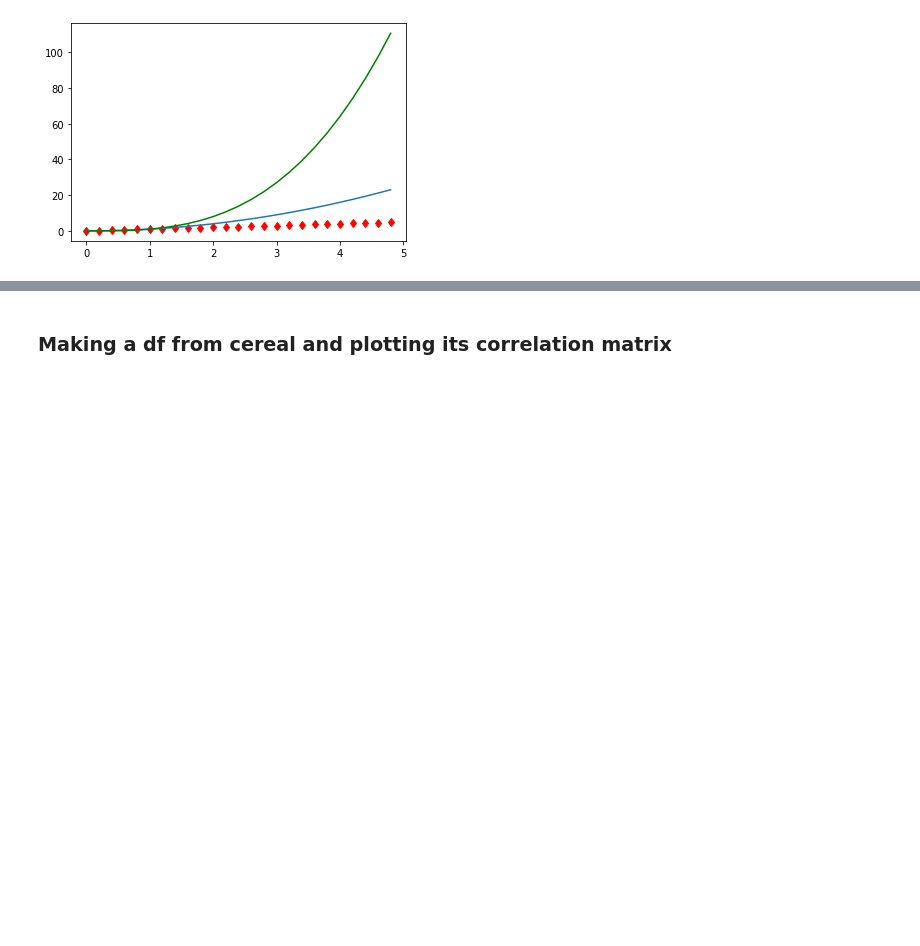
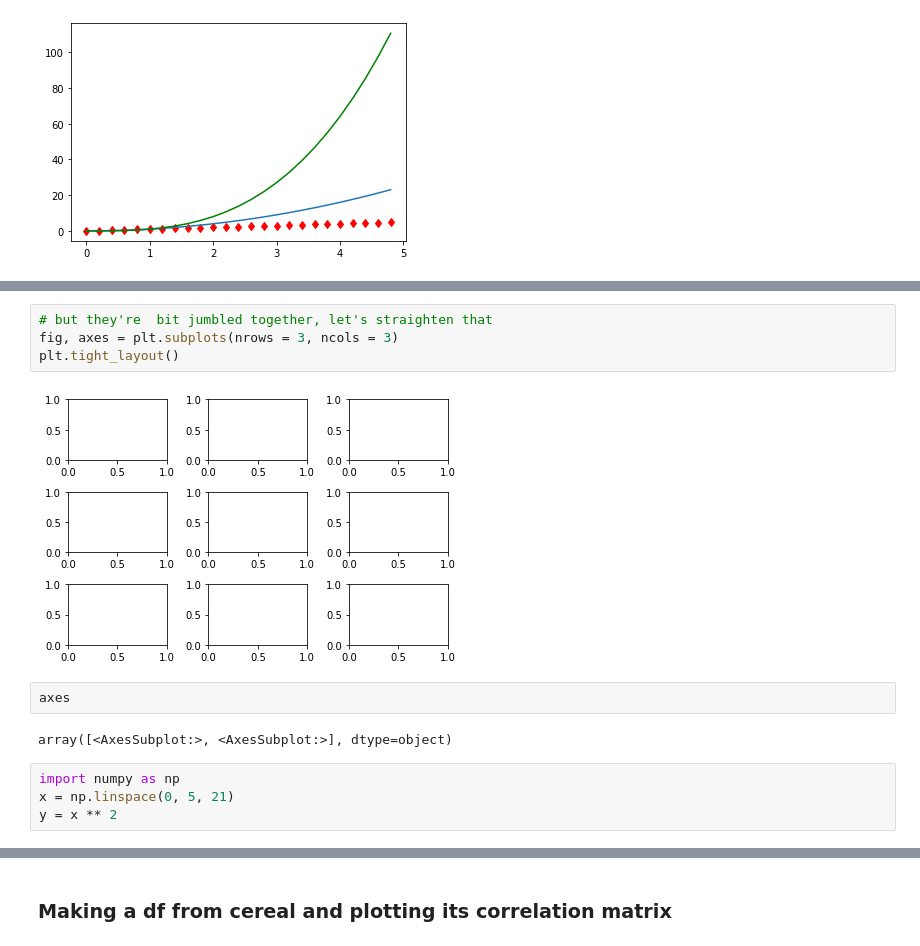
Before and after one commit to RITDSE/tutorials, a Jupyter notebook: Matplotlib + Seaborn Tutorial.ipynb, the cells around one changed output, grey strips where cells are left out. Cells and saved outputs as stored; diff of their text form; blank space fills up the shorter version.

```diff
--- a/Matplotlib + Seaborn Tutorial.ipynb
+++ b/Matplotlib + Seaborn Tutorial.ipynb
@@ -168,0 +183,14 @@ plt.show()
+# %%
+# but they're  bit jumbled together, let's straighten that
+fig, axes = plt.subplots(nrows = 3, ncols = 3)
+plt.tight_layout()
+# %% [output]
+[figure, added]
+# %%
+axes
+# %% [output]
+array([<AxesSubplot:>, <AxesSubplot:>], dtype=object)
+# %%
+import numpy as np
+x = np.linspace(0, 5, 21)
+y = x ** 2
```
Also changed, not shown: parts of 39 cells of this notebook.
